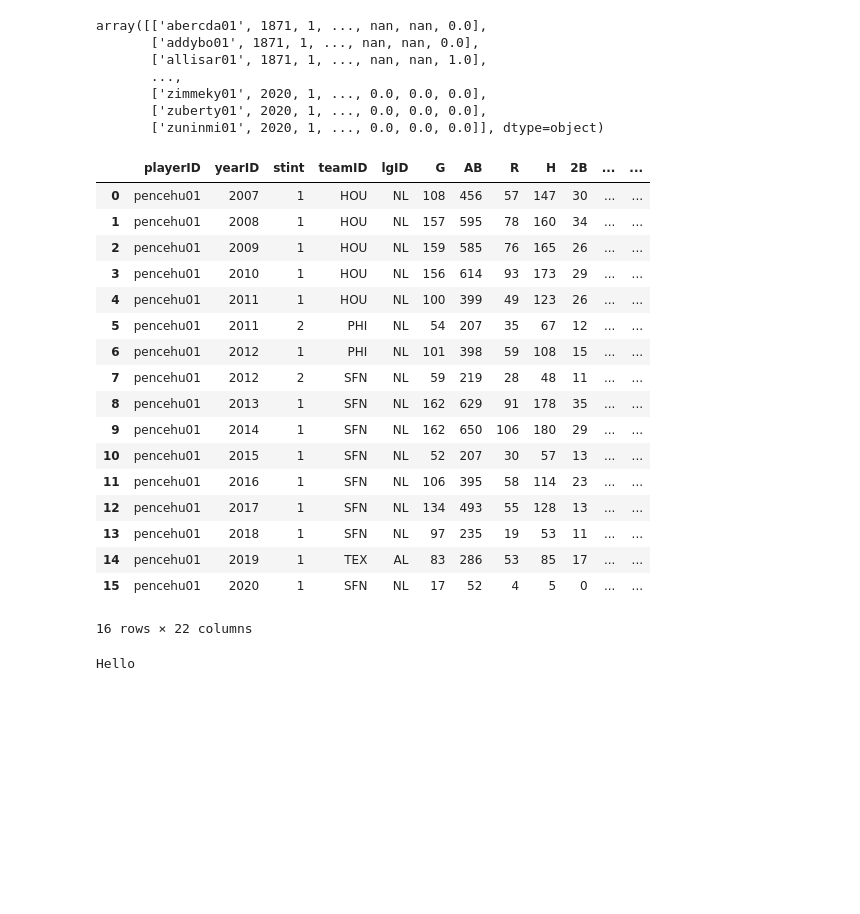
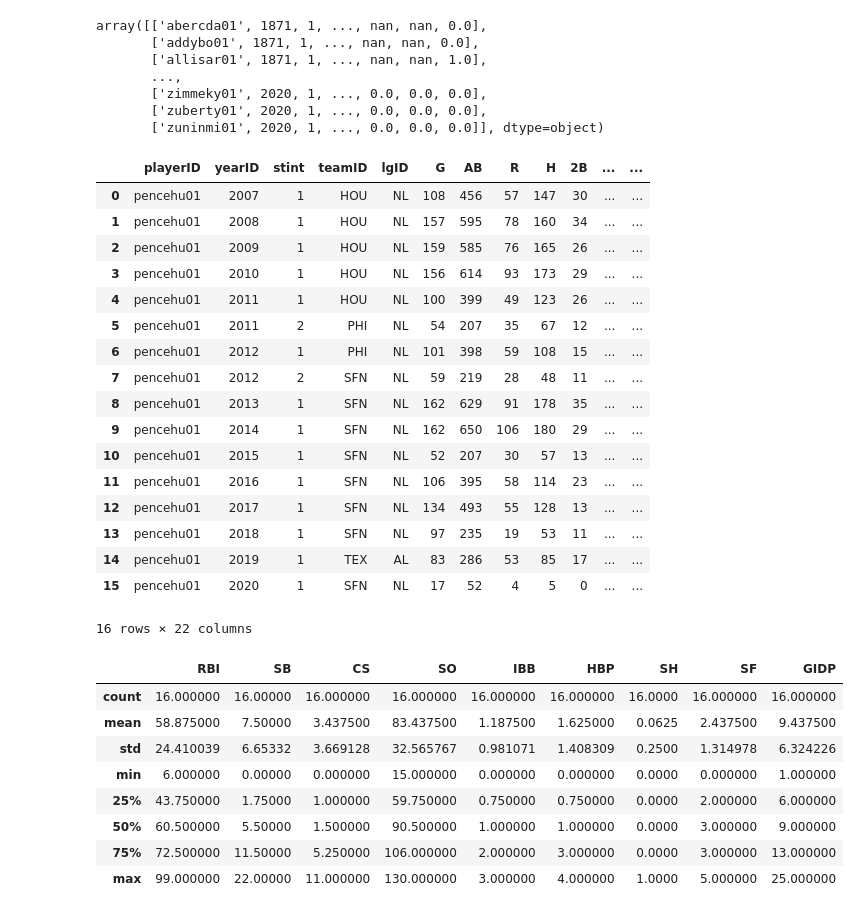
Before and after one commit to matthewjchin/baseballstats, a Jupyter notebook: Slug_Datavis.ipynb, the cells around one changed output. Saved outputs shown, nothing was run; the diff lists cells and outputs as text; code cells hidden in the pictures; blank space fills up the shorter version.

```diff
--- a/Slug_Datavis.ipynb
+++ b/Slug_Datavis.ipynb
@@ -85,37 +85,44 @@ array([['abercda01', 1871, 1, ..., nan, nan, 0.0],
        ['zuninmi01', 2020, 1, ..., 0.0, 0.0, 0.0]], dtype=object)
 # %%
 pencehu_stats = pd.DataFrame(columns=['playerID', 'yearID', 'stint', 'teamID', 'lgID', 'G', 'AB', 'R', 'H',
-       '2B', '3B', 'HR', 'RBI', 'SB', 'CS', 'BB', 'SO', 'IBB', 'HBP', 'SH',
-       'SF', 'GIDP']
-)
+       '2B', '3B', 'HR', 'RBI', 'SB', 'CS', 'BB', 'SO', 'IBB', 'HBP', 'SH', 'SF', 'GIDP'])
 counter = 0
 
 for a in batstats_arr:
     if a[0] == 'pencehu01':
         pencehu_stats.loc[counter] = a
         counter += 1
+# %%
+# Hunter Pence statistics, 2007-2020 (14 seasons)
+pencehu_stats
+# %% [output]
+|  | playerID | yearID | stint | teamID | lgID | G | AB | R | H | 2B | ... | ... |
+| 0 | pencehu01 | 2007 | 1 | HOU | NL | 108 | 456 | 57 | 147 | 30 | ... | ... |
+| 1 | pencehu01 | 2008 | 1 | HOU | NL | 157 | 595 | 78 | 160 | 34 | ... | ... |
+| 2 | pencehu01 | 2009 | 1 | HOU | NL | 159 | 585 | 76 | 165 | 26 | ... | ... |
+| 3 | pencehu01 | 2010 | 1 | HOU | NL | 156 | 614 | 93 | 173 | 29 | ... | ... |
+| 4 | pencehu01 | 2011 | 1 | HOU | NL | 100 | 399 | 49 | 123 | 26 | ... | ... |
+| 5 | pencehu01 | 2011 | 2 | PHI | NL | 54 | 207 | 35 | 67 | 12 | ... | ... |
+| 6 | pencehu01 | 2012 | 1 | PHI | NL | 101 | 398 | 59 | 108 | 15 | ... | ... |
+| 7 | pencehu01 | 2012 | 2 | SFN | NL | 59 | 219 | 28 | 48 | 11 | ... | ... |
+| 8 | pencehu01 | 2013 | 1 | SFN | NL | 162 | 629 | 91 | 178 | 35 | ... | ... |
+| 9 | pencehu01 | 2014 | 1 | SFN | NL | 162 | 650 | 106 | 180 | 29 | ... | ... |
+| 10 | pencehu01 | 2015 | 1 | SFN | NL | 52 | 207 | 30 | 57 | 13 | ... | ... |
+| 11 | pencehu01 | 2016 | 1 | SFN | NL | 106 | 395 | 58 | 114 | 23 | ... | ... |
+| 12 | pencehu01 | 2017 | 1 | SFN | NL | 134 | 493 | 55 | 128 | 13 | ... | ... |
+| 13 | pencehu01 | 2018 | 1 | SFN | NL | 97 | 235 | 19 | 53 | 11 | ... | ... |
+| 14 | pencehu01 | 2019 | 1 | TEX | AL | 83 | 286 | 53 | 85 | 17 | ... | ... |
+| 15 | pencehu01 | 2020 | 1 | SFN | NL | 17 | 52 | 4 | 5 | 0 | ... | ... |
+16 rows × 22 columns
 # %%
-pencehu_stats
+pencehu_stats.describe()
 # %% [output]
-|  | playerID | yearID | stint | teamID | lgID | G | AB | R | H | 2B | ... | ... |
-| 0 | pencehu01 | 2007 | 1 | HOU | NL | 108 | 456 | 57 | 147 | 30 | ... | ... |
-| 1 | pencehu01 | 2008 | 1 | HOU | NL | 157 | 595 | 78 | 160 | 34 | ... | ... |
-| 2 | pencehu01 | 2009 | 1 | HOU | NL | 159 | 585 | 76 | 165 | 26 | ... | ... |
-| 3 | pencehu01 | 2010 | 1 | HOU | NL | 156 | 614 | 93 | 173 | 29 | ... | ... |
-| 4 | pencehu01 | 2011 | 1 | HOU | NL | 100 | 399 | 49 | 123 | 26 | ... | ... |
-| 5 | pencehu01 | 2011 | 2 | PHI | NL | 54 | 207 | 35 | 67 | 12 | ... | ... |
-| 6 | pencehu01 | 2012 | 1 | PHI | NL | 101 | 398 | 59 | 108 | 15 | ... | ... |
-| 7 | pencehu01 | 2012 | 2 | SFN | NL | 59 | 219 | 28 | 48 | 11 | ... | ... |
-| 8 | pencehu01 | 2013 | 1 | SFN | NL | 162 | 629 | 91 | 178 | 35 | ... | ... |
-| 9 | pencehu01 | 2014 | 1 | SFN | NL | 162 | 650 | 106 | 180 | 29 | ... | ... |
-| 10 | pencehu01 | 2015 | 1 | SFN | NL | 52 | 207 | 30 | 57 | 13 | ... | ... |
-| 11 | pencehu01 | 2016 | 1 | SFN | NL | 106 | 395 | 58 | 114 | 23 | ... | ... |
-| 12 | pencehu01 | 2017 | 1 | SFN | NL | 134 | 493 | 55 | 128 | 13 | ... | ... |
-| 13 | pencehu01 | 2018 | 1 | SFN | NL | 97 | 235 | 19 | 53 | 11 | ... | ... |
-| 14 | pencehu01 | 2019 | 1 | TEX | AL | 83 | 286 | 53 | 85 | 17 | ... | ... |
-| 15 | pencehu01 | 2020 | 1 | SFN | NL | 17 | 52 | 4 | 5 | 0 | ... | ... |
+|  | RBI | SB | CS | SO | IBB | HBP | SH | SF | GIDP |
+| count | 16.000000 | 16.00000 | 16.000000 | 16.000000 | 16.000000 | 16.000000 | 16.0000 | 16.000000 | 16.000000 |
+| mean | 58.875000 | 7.50000 | 3.437500 | 83.437500 | 1.187500 | 1.625000 | 0.0625 | 2.437500 | 9.437500 |
+| std | 24.410039 | 6.65332 | 3.669128 | 32.565767 | 0.981071 | 1.408309 | 0.2500 | 1.314978 | 6.324226 |
+| min | 6.000000 | 0.00000 | 0.000000 | 15.000000 | 0.000000 | 0.000000 | 0.0000 | 0.000000 | 1.000000 |
+| 25% | 43.750000 | 1.75000 | 1.000000 | 59.750000 | 0.750000 | 0.750000 | 0.0000 | 2.000000 | 6.000000 |
+| 50% | 60.500000 | 5.50000 | 1.500000 | 90.500000 | 1.000000 | 1.000000 | 0.0000 | 3.000000 | 9.000000 |
+| 75% | 72.500000 | 11.50000 | 5.250000 | 106.000000 | 2.000000 | 3.000000 | 0.0000 | 3.000000 | 13.000000 |
+| max | 99.000000 | 22.00000 | 11.000000 | 130.000000 | 3.000000 | 4.000000 | 1.0000 | 5.000000 | 25.000000 |
-16 rows × 22 columns
-# %%
-print("Hello")
-# %% [output]
-Hello
```
Also changed, not shown: parts of 2 cells of this notebook.
